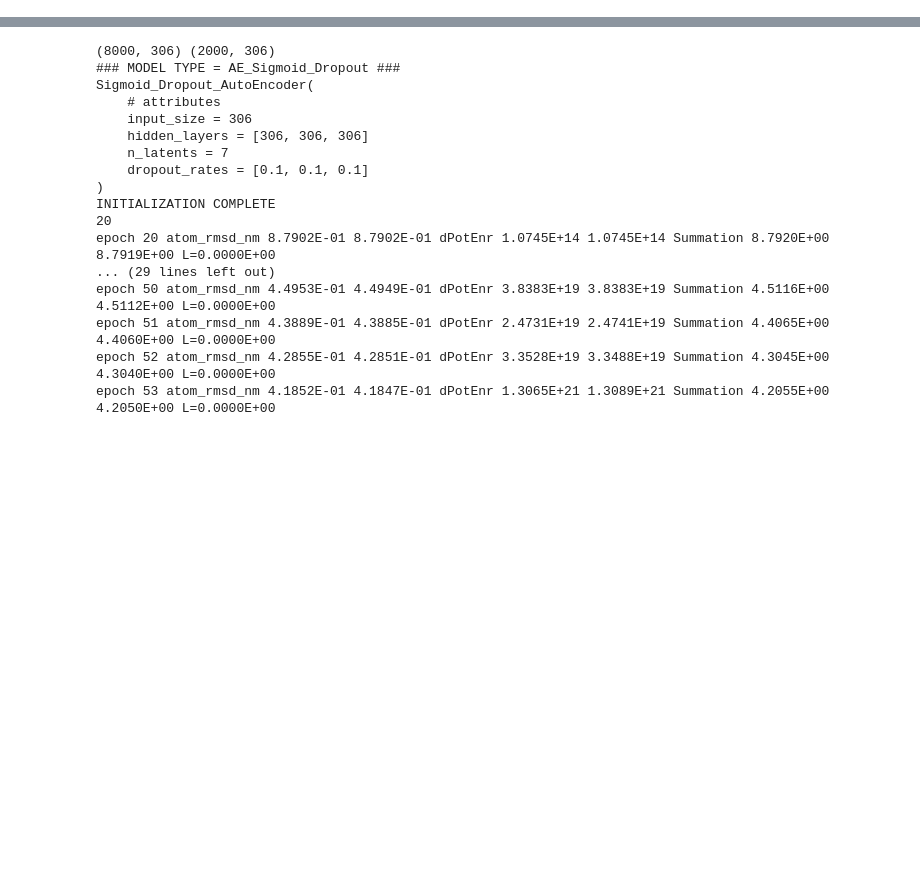
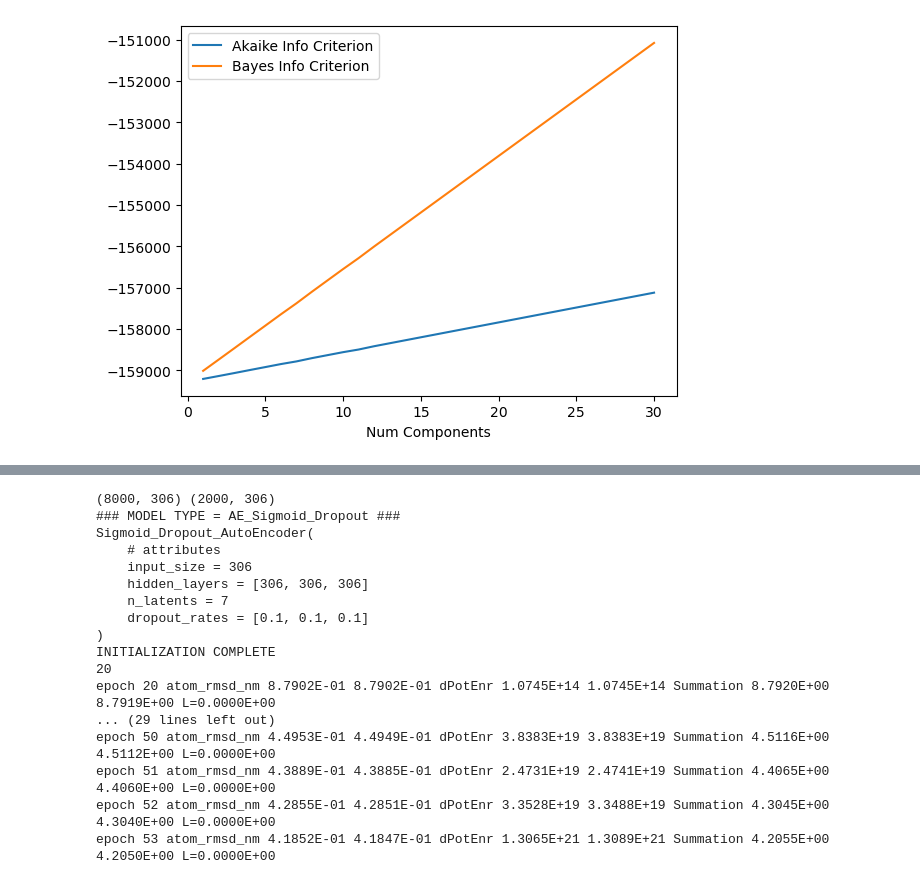
Before and after one commit to CCBatIIT/Deep-MMS, a Jupyter notebook: RUN.ipynb, the cells around one changed output, grey strips where cells are left out. Saved outputs shown, nothing was run; the diff lists cells and outputs as text; code cells hidden in the pictures; blank space fills up the shorter version.

```diff
--- a/RUN.ipynb
+++ b/RUN.ipynb
@@ -50,0 +98,15 @@ epoch 9 atom_rmsd_nm 1.0812E+00 1.0812E+00 dPotEnr 1.0534E+11 1.0543E+11 Summati
+# %%
+ics = []
+for i in range(1, 31):
+    X = np.array(latents)
+    MM = GaussianMixture(n_components=i).fit(X)
+    ics.append((i, MM.aic(X), MM.bic(X)))
+ics = np.array(ics)
+plt.clf()
+_ = plt.plot(ics[:, 0], ics[:, 1])
+_ = plt.plot(ics[:, 0], ics[:, 2])
+plt.legend(('Akaike Info Criterion', 'Bayes Info Criterion'))
+plt.xlabel('Num Components')
+plt.show()
+# %% [output]
+[figure, added]
```
Also changed, not shown: parts of 19 cells of this notebook, 9 other files.
